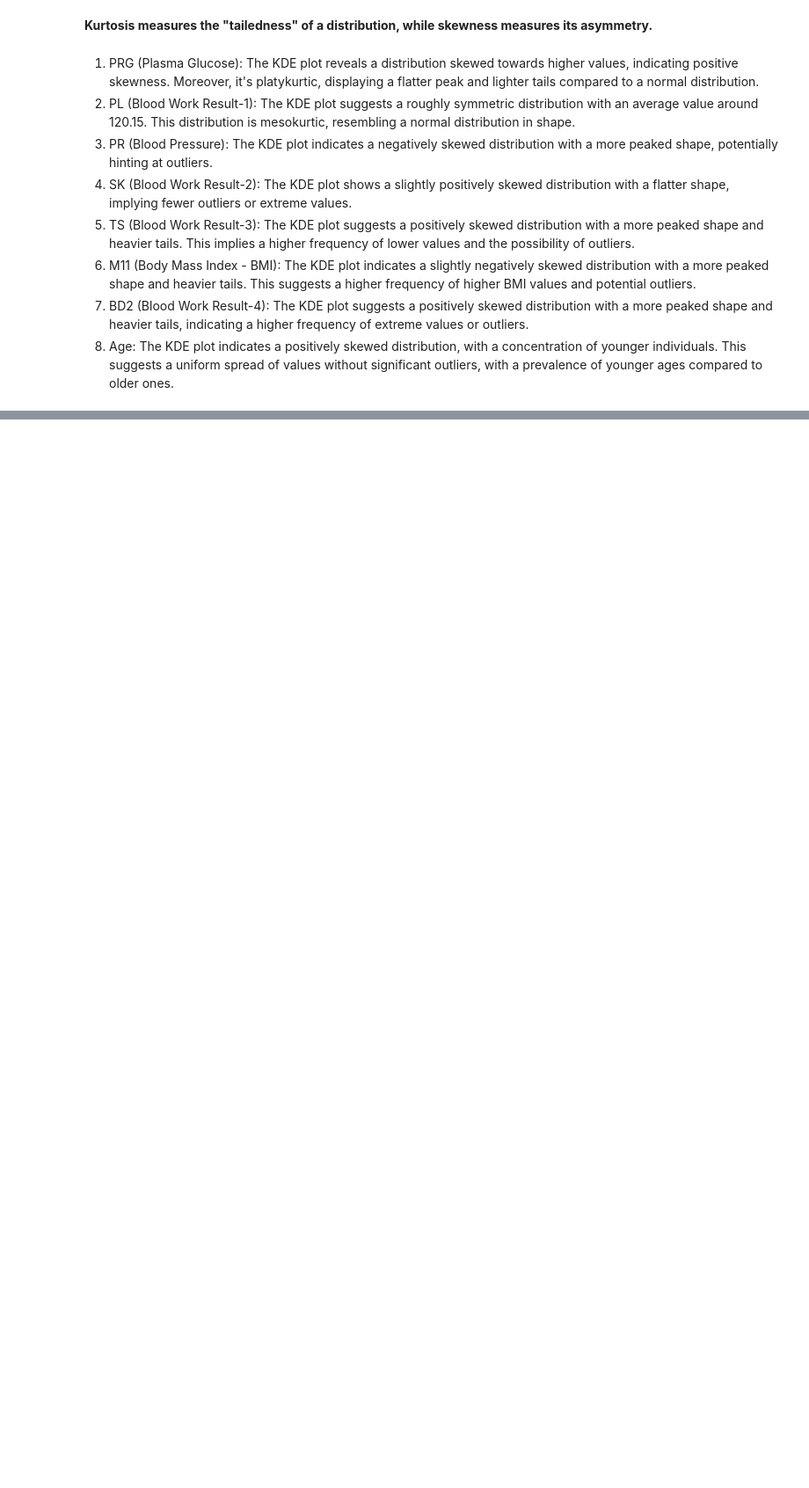
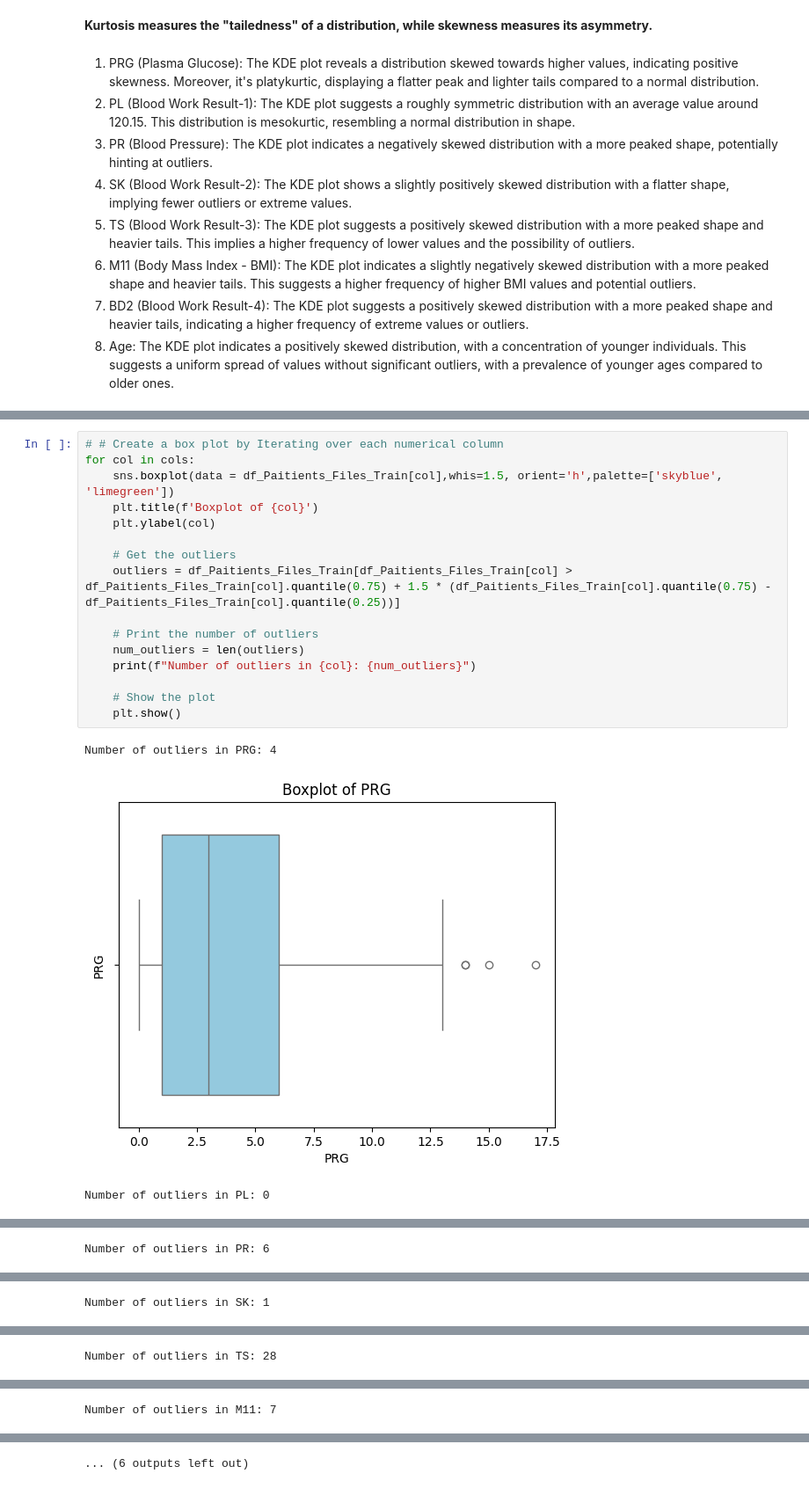
Before and after one commit to Samidirbsa/Career_Accelerator_P5-ML_API, a Jupyter notebook: Notebook.ipynb, the cells around one changed output, grey strips where cells are left out. Shown at 88% size. Drawn from its saved outputs; the diff is of its cells as text; blank space fills up the shorter version.

```diff
--- a/Notebook.ipynb
+++ b/Notebook.ipynb
@@ -352,0 +361,20 @@ plt.show()
+# %%
+# # Create a box plot by Iterating over each numerical column
+for col in cols:
+    sns.boxplot(data = df_Paitients_Files_Train[col],whis=1.5, orient='h',palette=['skyblue', 'limegreen'])
+    plt.title(f'Boxplot of {col}')
+    plt.ylabel(col)
+
+    # Get the outliers
+    outliers = df_Paitients_Files_Train[df_Paitients_Files_Train[col] > df_Paitients_Files_Train[col].quantile(0.75) + 1.5 * (df_Paitients_Files_Train[col].quantile(0.75) - df_Paitients_Files_Train[col].quantile(0.25))]
+
+    # Print the number of outliers
+    num_outliers = len(outliers)
+    print(f"Number of outliers in {col}: {num_outliers}")
+
+    # Show the plot
+    plt.show()
+# %% [output]
+Number of outliers in PRG: 4
+[figure, added]
+Number of outliers in PL: 0
@@ -352,0 +382 @@ plt.show()
+Number of outliers in PR: 6
@@ -352,0 +384 @@ plt.show()
+Number of outliers in SK: 1
@@ -352,0 +386 @@ plt.show()
+Number of outliers in TS: 28
@@ -352,0 +388 @@ plt.show()
+Number of outliers in M11: 7
@@ -352,0 +390 @@ plt.show()
+... (6 outputs left out)
```
Also changed, not shown: parts of 3 cells of this notebook.
